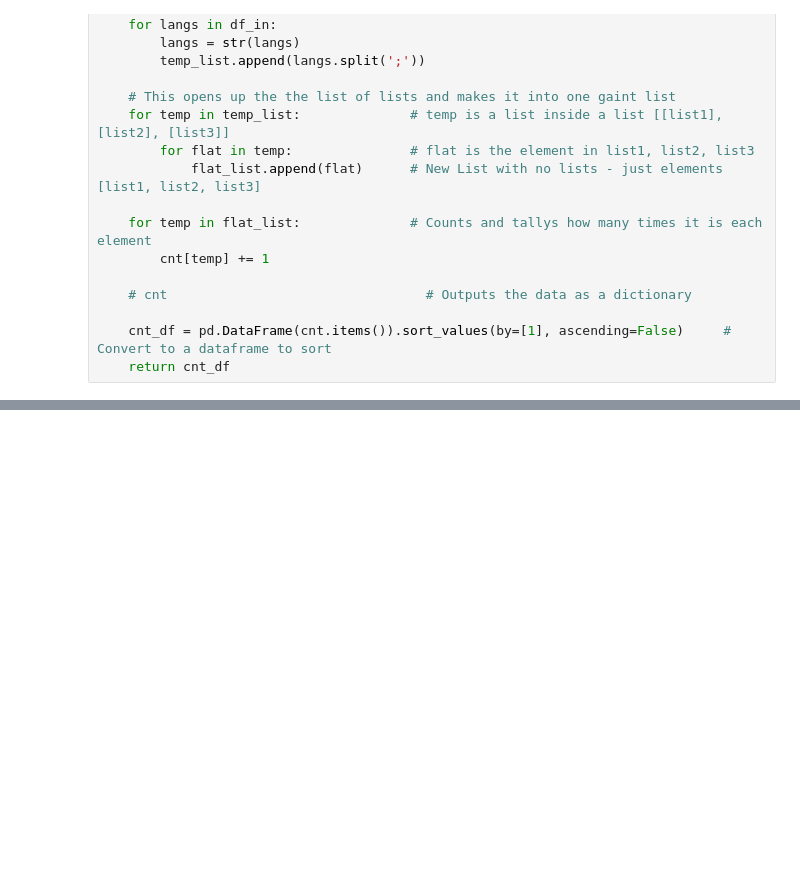
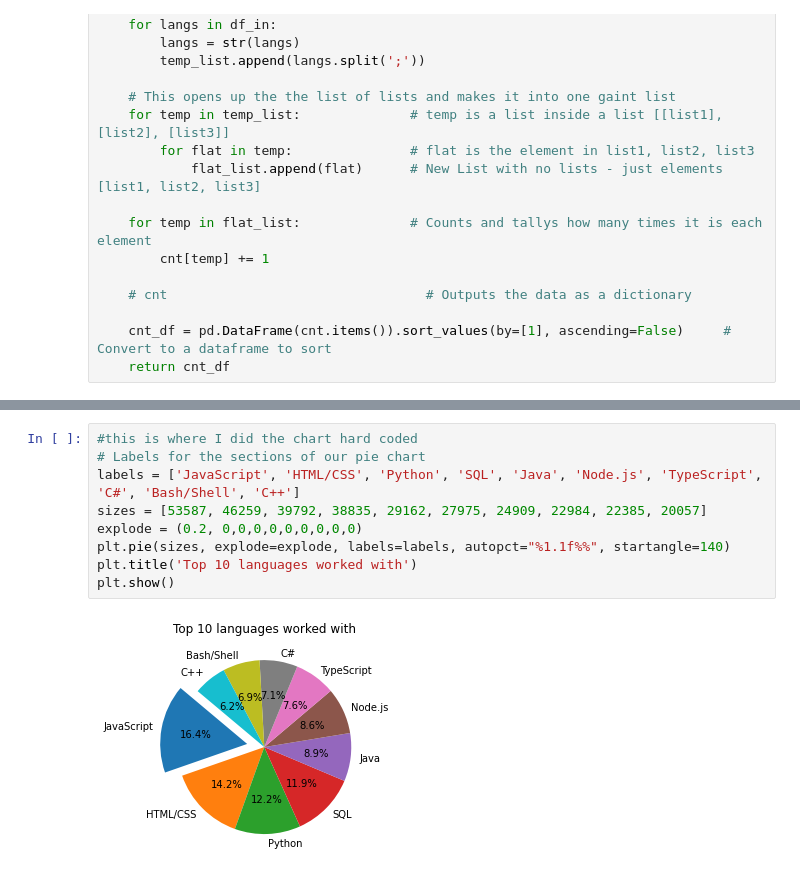
Before and after one commit to Stencoss/DataDrivenDevelopers, a Jupyter notebook: project_1.ipynb, the cells around one changed output, grey strips where cells are left out. Drawn from its saved outputs; the diff is of its cells as text; blank space fills up the shorter version.

```diff
--- a/project_1.ipynb
+++ b/project_1.ipynb
@@ -118,0 +118,11 @@ find_top_langs(full_df['LanguageWantToWorkWith'] ).set_index(0).reset_index().he
+# %%
+#this is where I did the chart hard coded
+# Labels for the sections of our pie chart
+labels = ['JavaScript', 'HTML/CSS', 'Python', 'SQL', 'Java', 'Node.js', 'TypeScript', 'C#', 'Bash/Shell', 'C++']
+sizes = [53587, 46259, 39792, 38835, 29162, 27975, 24909, 22984, 22385, 20057]
+explode = (0.2, 0,0,0,0,0,0,0,0,0)
+plt.pie(sizes, explode=explode, labels=labels, autopct="%1.1f%%", startangle=140)
+plt.title('Top 10 languages worked with')
+plt.show()
+# %% [output]
+[figure, added]
```
Also changed, not shown: parts of 4 cells of this notebook.
